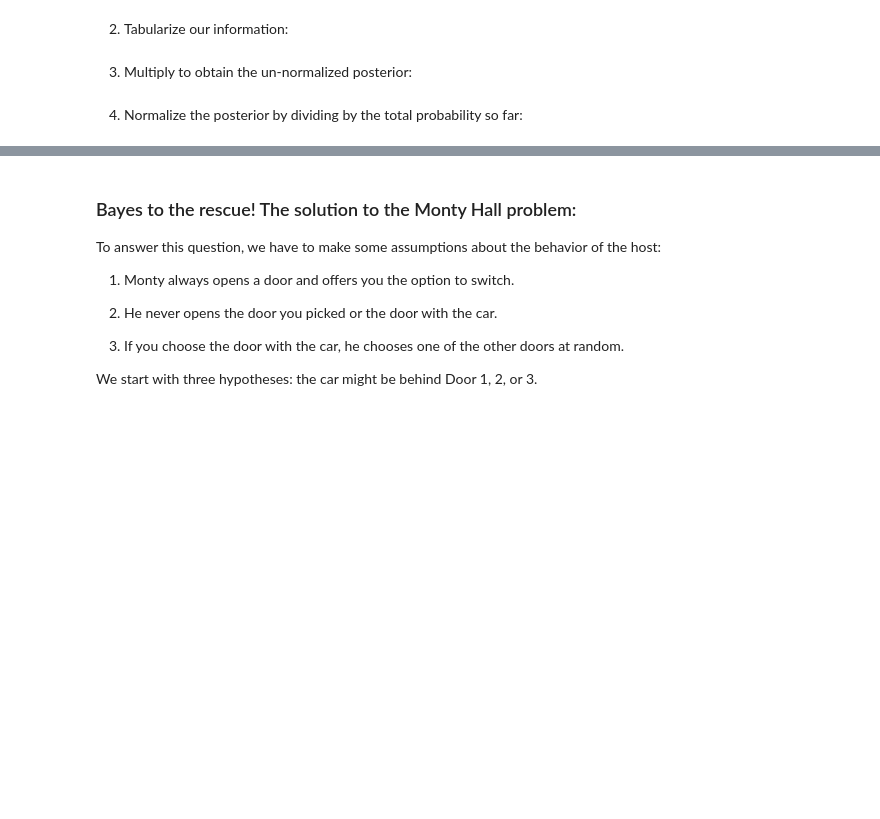
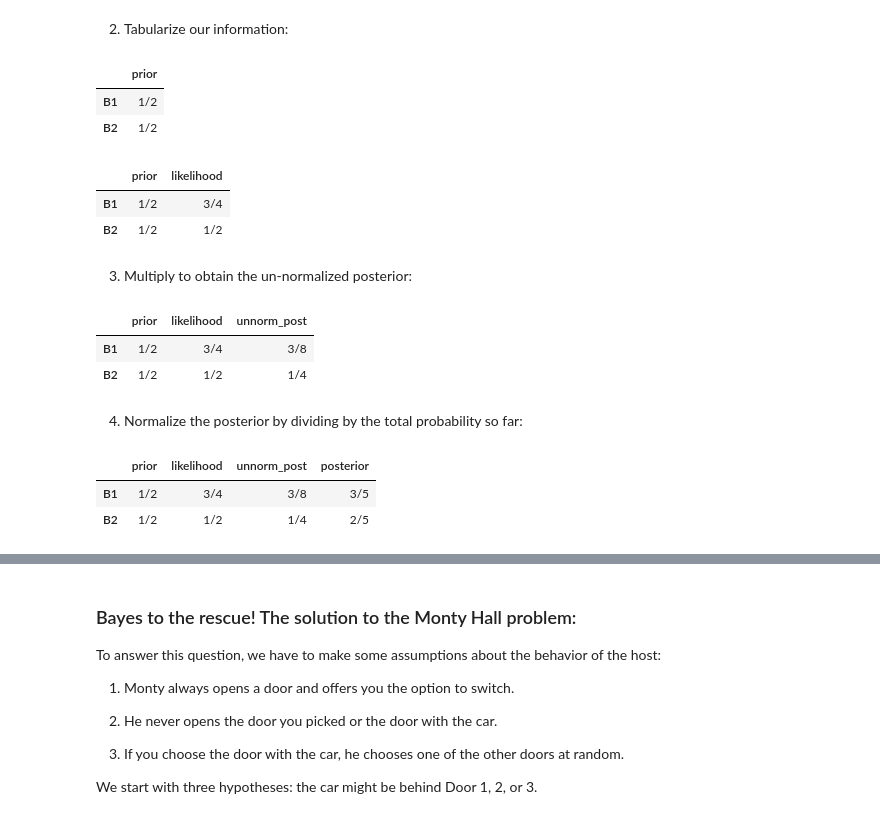
Before and after one commit to curtywang/ee5020-notes-fa21, a Jupyter notebook: day13/bayesian_statistics.ipynb, the cells around one changed output, grey strips where cells are left out. Drawn from its saved outputs; the diff is of its cells as text; code cells hidden in the pictures; blank space fills up the shorter version.

```diff
--- a/day13/bayesian_statistics.ipynb
+++ b/day13/bayesian_statistics.ipynb
@@ -69,9 +76,43 @@ Let's set this up!  Here are the steps:
 # %% [markdown]
 2. Tabularize our information:
+# %%
+import pandas as pd
+
+df_cookies = pd.DataFrame(index=['B1', 'B2'])
+# %%
+from fractions import Fraction
+
+df_cookies['prior'] = Fraction(1, 2), Fraction(1, 2)  # assumption for bowls
+df_cookies
+# %% [output]
+|  | prior |
+| B1 | 1/2 |
+| B2 | 1/2 |
+# %%
+df_cookies['likelihood'] = Fraction(30, 40), Fraction(20, 40)
+df_cookies
+# %% [output]
+|  | prior | likelihood |
+| B1 | 1/2 | 3/4 |
+| B2 | 1/2 | 1/2 |
 # %% [markdown]
 3. Multiply to obtain the un-normalized posterior:
+# %%
+df_cookies['unnorm_post'] = df_cookies['prior'] * df_cookies['likelihood']
+df_cookies
+# %% [output]
+|  | prior | likelihood | unnorm_post |
+| B1 | 1/2 | 3/4 | 3/8 |
+| B2 | 1/2 | 1/2 | 1/4 |
 # %% [markdown]
 4. Normalize the posterior by dividing by the total probability so far:
+# %%
+df_cookies['posterior'] = df_cookies['unnorm_post'] / df_cookies['unnorm_post'].sum()
+df_cookies
+# %% [output]
+|  | prior | likelihood | unnorm_post | posterior |
+| B1 | 1/2 | 3/4 | 3/8 | 3/5 |
+| B2 | 1/2 | 1/2 | 1/4 | 2/5 |
 # %% [markdown]
 ## The power of Bayesian statistics!
 
```
Also changed, not shown: parts of 14 cells of this notebook.
